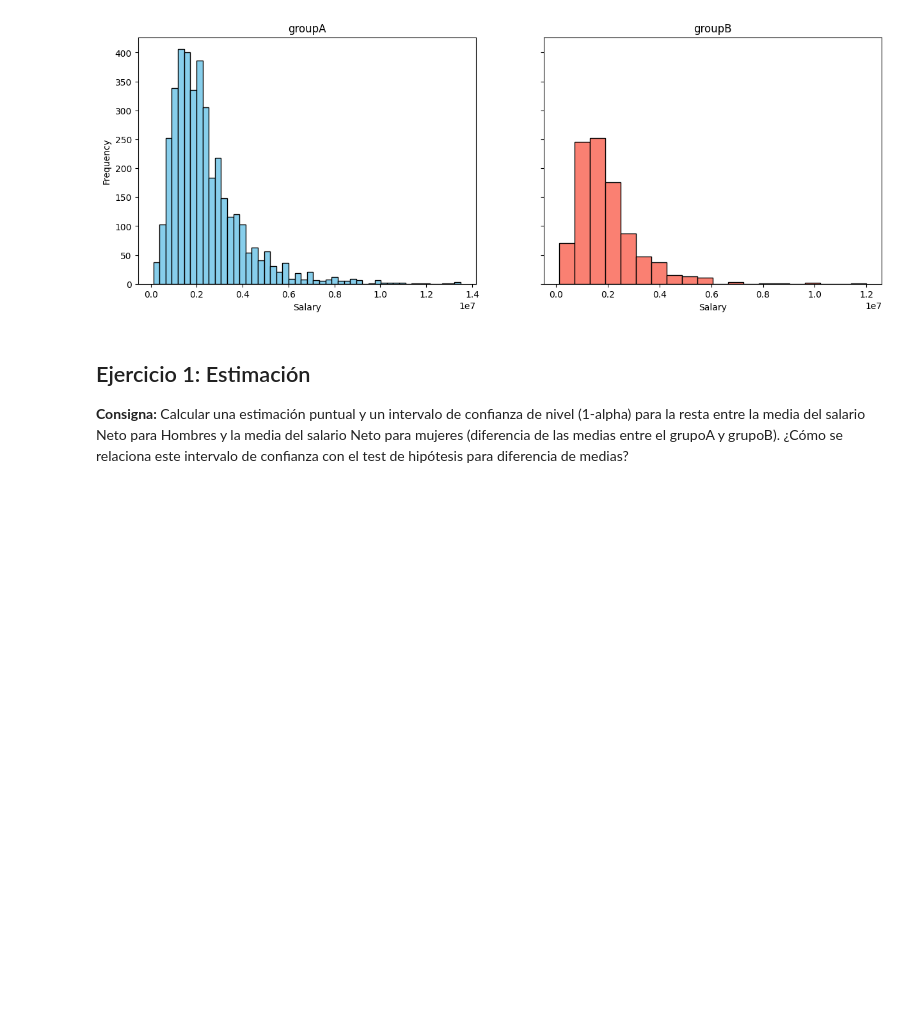
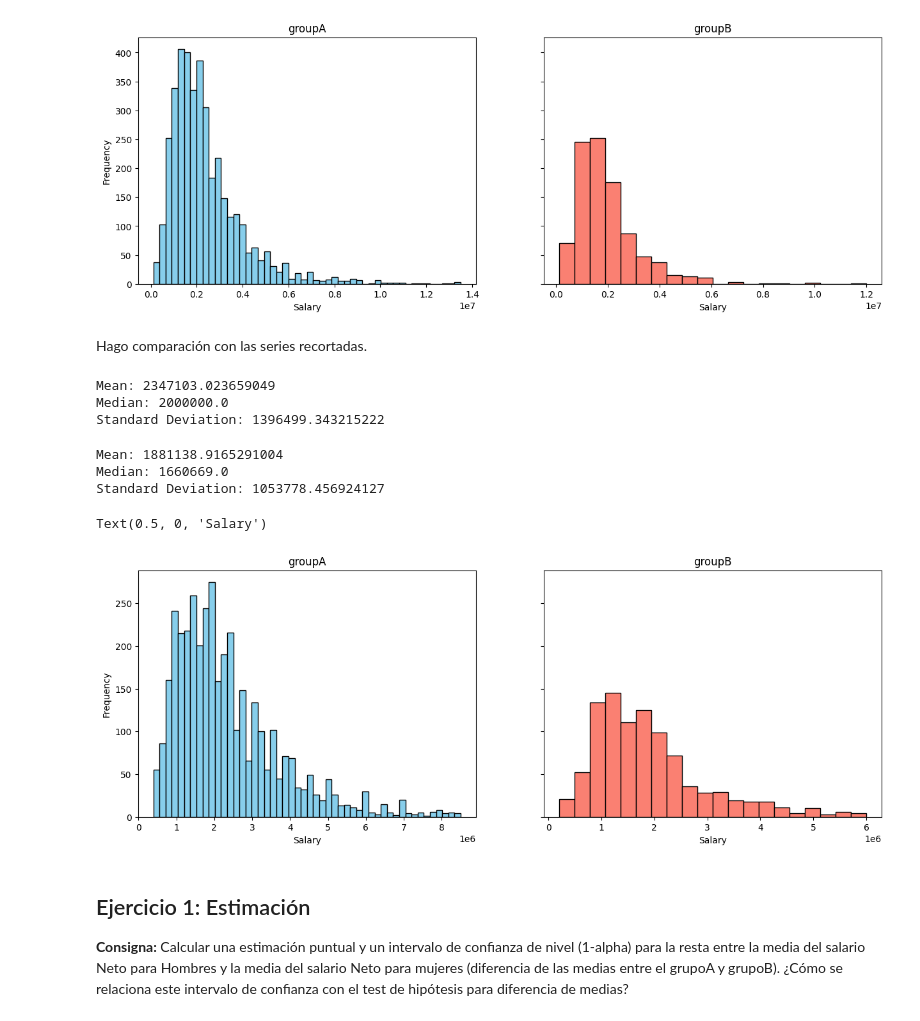
Before and after one commit to sgruyzcki/DiploDatos2026, a Jupyter notebook: Análisis y Visualización de Datos/practico2/Entregable_Parte_2_Sergio.ipynb, the cells around one changed output. Cells and saved outputs as stored; diff of their text form; code cells hidden in the pictures; blank space fills up the shorter version.

```diff
--- a/Análisis y Visualización de Datos/practico2/Entregable_Parte_2_Sergio.ipynb
+++ b/Análisis y Visualización de Datos/practico2/Entregable_Parte_2_Sergio.ipynb
@@ -46,3 +46,14 @@ is_woman = df.profile_g == 'Mujer cis'
 # %%
 groupA = df[(15000000>df.salary_monthly_NETO)&(df.salary_monthly_NETO > 100000) & is_man].salary_monthly_NETO
 groupB  = df[(df.salary_monthly_NETO > 100000) & is_woman].salary_monthly_NETO
+# %%
+lower_bound_A = groupA.quantile(0.01)
+upper_bound_A = groupA.quantile(0.99)
+groupA_trimmed = groupA[(groupA >= lower_bound_A) & (groupA <= upper_bound_A)]
+
+lower_bound_B = groupB.quantile(0.01)
+upper_bound_B = groupB.quantile(0.99)
+groupB_trimmed = groupB[(groupB >= lower_bound_B) & (groupB <= upper_bound_B)]
+
+print(f"Original groupA length: {len(groupA)}, Trimmed groupA length: {len(groupA_trimmed)}")
+print(f"Original groupB length: {len(groupB)}, Trimmed groupB length: {len(groupB_trimmed)}")
@@ -80,6 +94,40 @@ axes[1].set_xlabel('Salary')
 # %% [output]
 Text(0.5, 0, 'Salary')
 [figure]
+# %% [markdown]
+Hago comparación con las series recortadas.
+# %%
+print(f"Mean: {groupA_trimmed.mean()}")
+print(f"Median: {groupA_trimmed.median()}")
+print(f"Standard Deviation: {groupA_trimmed.std()}")
+# %% [output]
+Mean: 2347103.023659049
+Median: 2000000.0
+Standard Deviation: 1396499.343215222
+# %%
+print(f"Mean: {groupB_trimmed.mean()}")
+print(f"Median: {groupB_trimmed.median()}")
+print(f"Standard Deviation: {groupB_trimmed.std()}")
+# %% [output]
+Mean: 1881138.9165291004
+Median: 1660669.0
+Standard Deviation: 1053778.456924127
+# %%
+# Create the histograms
+fig, axes = plt.subplots(1, 2, figsize=(15, 5), sharey=True)  # 1 row, 3 columns
+
+# Plot each group on a separate subplot
+axes[0].hist(groupA_trimmed, bins=50, color='skyblue', edgecolor='black')
+axes[0].set_title('groupA')
+axes[0].set_xlabel('Salary')
+axes[0].set_ylabel('Frequency')
+
+axes[1].hist(groupB_trimmed, bins=20, color='salmon', edgecolor='black')
+axes[1].set_title('groupB')
+axes[1].set_xlabel('Salary')
+# %% [output]
+Text(0.5, 0, 'Salary')
+[figure, added]
 # %% [markdown]
 ## Ejercicio 1: Estimación
 
```
Also changed, not shown: parts of 1 cell of this notebook.
